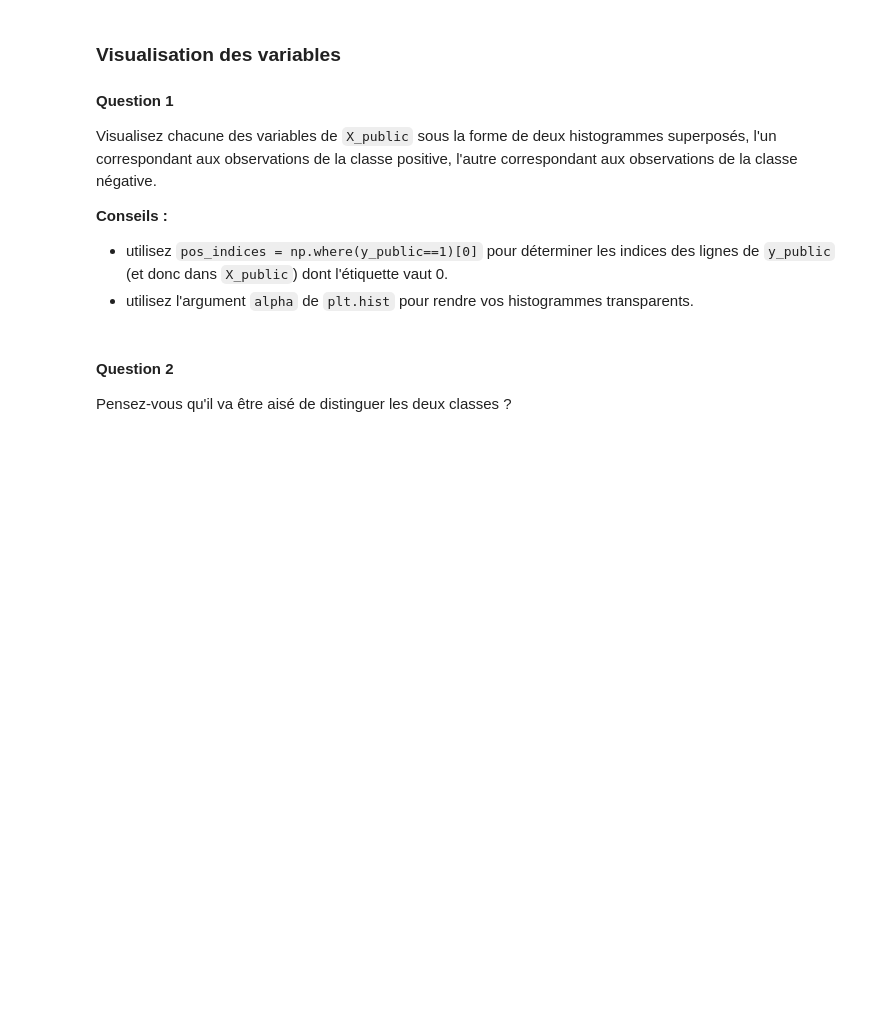
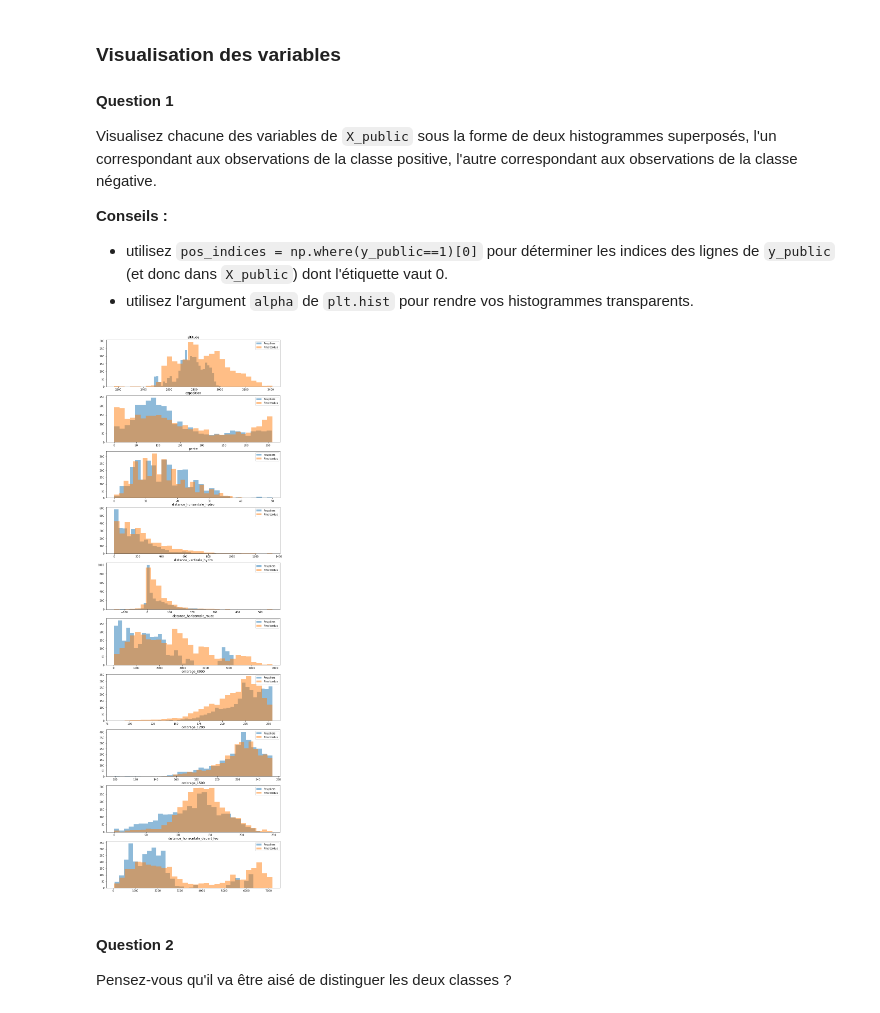
Before and after one commit to TonioElbuey/Projet-data-2021, a Jupyter notebook: Projet.ipynb, the cells around one changed output. Drawn from its saved outputs; the diff is of its cells as text; code cells hidden in the pictures; blank space fills up the shorter version.

```diff
--- a/Projet.ipynb
+++ b/Projet.ipynb
@@ -73,6 +77,27 @@ Visualisez chacune des variables de `X_public` sous la forme de deux histogramme
 __Conseils :__
 * utilisez `pos_indices = np.where(y_public==1)[0]` pour déterminer les indices des lignes de `y_public` (et donc dans `X_public`) dont l'étiquette vaut 0.
 * utilisez l'argument `alpha` de `plt.hist` pour rendre vos histogrammes transparents.
+# %%
+pos_indices = np.where(y_public==1)[0]
+neg_indices = np.where(y_public==0)[0]
+
+fig = plt.figure(figsize=(10, 30))
+
+for (idx_feature, n_feature) in enumerate(df_public.drop(columns=['espece'])):
+
+    # create a subplot in the (plot_idx+1) position of a 6x2 grid
+    ax = fig.add_subplot(10, 1, (idx_feature+1))
+    # plot the histogram of feat_idx
+    h_pos = ax.hist(X_public[pos_indices, idx_feature], bins=30, edgecolor='none', alpha=0.5, label='Peupliers')
+    h_neg = ax.hist(X_public[neg_indices, idx_feature], bins=30, edgecolor='none', alpha=0.5, label='Pins tordus')
+    ax.legend()
+    # use the name of the feature as a title for each histogram
+    ax.set_title(n_feature)
+
+# espacement entre les subplots
+fig.tight_layout(pad=1.)
+# %% [output]
+[figure, added]
 # %% [markdown]
 #### Question 2
 Pensez-vous qu'il va être aisé de distinguer les deux classes ?
```
Also changed, not shown: parts of 3 cells of this notebook.
